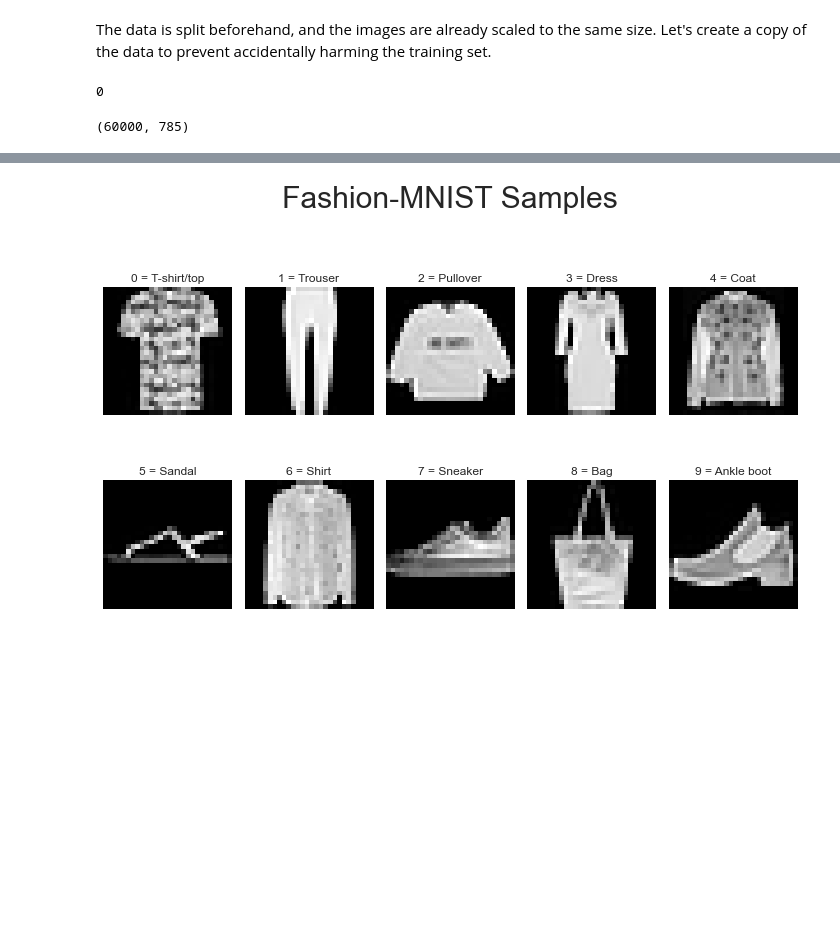
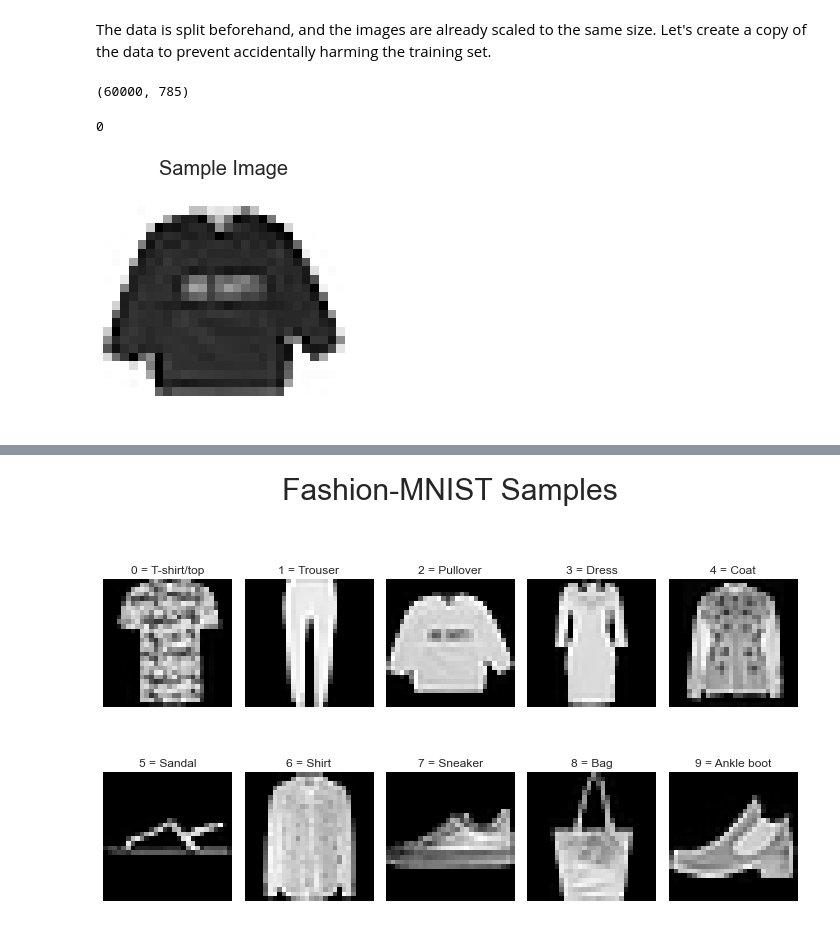
Before and after one commit to adiy55/1SB-Final-Project, a Jupyter notebook: 1SB ML Fashion MNIST.ipynb, the cells around one changed output, grey strips where cells are left out. Drawn from its saved outputs; the diff is of its cells as text; code cells hidden in the pictures; blank space fills up the shorter version.

Commit message:
Add initial observations (section 1), add single sample plots, change plot titles from distribution to occurrences (section 2)

```diff
--- a/1SB ML Fashion MNIST.ipynb
+++ b/1SB ML Fashion MNIST.ipynb
@@ -128,14 +138,26 @@ Let's create a copy of the data to prevent accidentally harming the training set
 # %%
 # deep copy of the training set
 df = train_set.copy()
-# %%
-# check for missing values
-np.isnan(df.values).sum()
-# %% [output]
-0
 # %%
 # DataFrame shape (rows, columns)
 # understand the amount of data we are working with
 df.shape
 # %% [output]
 (60000, 785)
+# %%
+# check for missing values
+np.isnan(train_set.values).sum()
+# %% [output]
+0
+# %%
+# plot
+some_sample = df.drop('label', axis=1).iloc[0]
+some_sample = np.array(some_sample)
+some_sample_img = some_sample.reshape(28,28)
+plt.imshow(some_sample_img, plt.cm.binary)
+plt.title("Sample Image", size=20)
+plt.axis('off')
+plt.tight_layout()
+plt.show()
+# %% [output]
+[figure, added]
```
Also changed, not shown: parts of 22 cells of this notebook.
